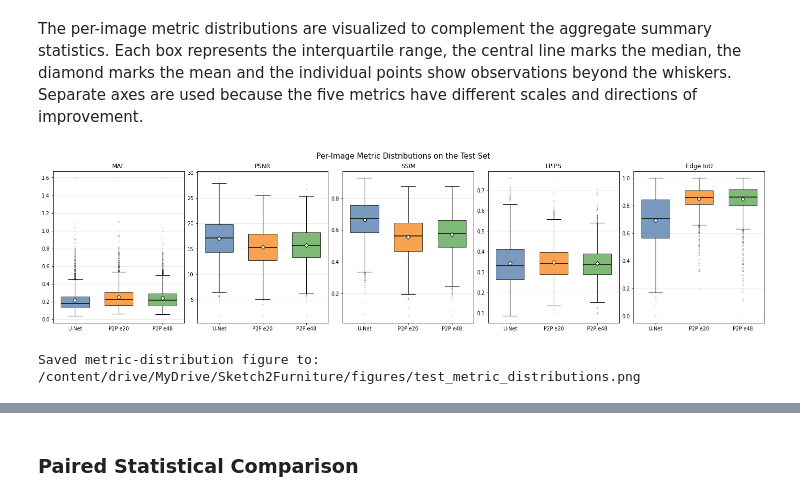
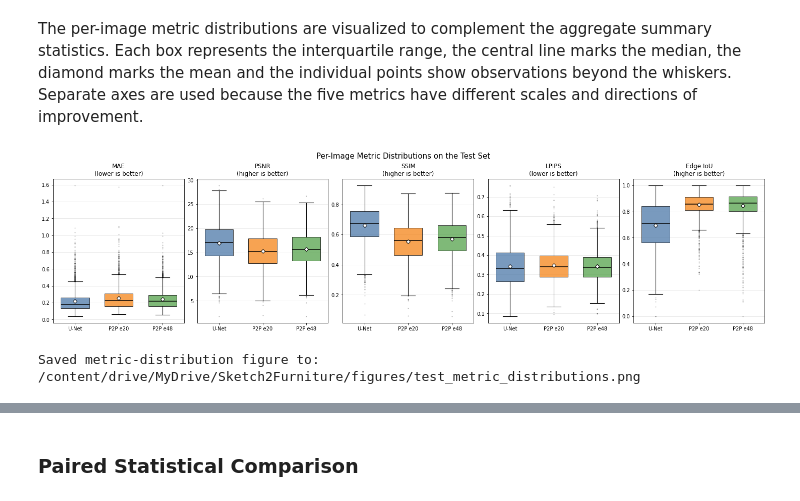
Before and after one commit to Vanya2307/Sketch2Furniture-Generation, a Jupyter notebook: notebooks/05_model_evaluation.ipynb, the cells around one changed output, grey strips where cells are left out. Saved outputs shown, nothing was run; the diff lists cells and outputs as text; code cells hidden in the pictures.

```diff
--- a/notebooks/05_model_evaluation.ipynb
+++ b/notebooks/05_model_evaluation.ipynb
@@ -142,6 +147,8 @@ for required_path in (
 FIGURE_DIR.mkdir(parents=True, exist_ok=True)
 RESULTS_DIR.mkdir(parents=True, exist_ok=True)
 
+PER_IMAGE_METRICS_PATH = (RESULTS_DIR / "per_image_metrics.csv")
+
 print(f"Drive project root: {DRIVE_ROOT}")
 print(f"Baseline generator: {UNET_GENERATOR_PATH.name}")
 print(f"Pix2Pix best generator: {PIX2PIX_BEST_GENERATOR_PATH.name}")
@@ -1506,38 +1529,39 @@ for axis, metric_name in zip(
         box.set_alpha(0.75)
 
     axis.set_title(
-        metric_display_names[metric_name]
+        f"{metric_display_names[metric_name]}\n"
+        f"({metric_directions[metric_name]})"
     )
     axis.grid(
         alpha=0.3,
         axis="y",
     )
     axis.set_axisbelow(True)
 
 figure.suptitle(
     "Per-Image Metric Distributions on the Test Set",
     fontsize=15,
 )
 
 METRIC_DISTRIBUTIONS_PATH = (
     FIGURE_DIR
     / "test_metric_distributions.png"
 )
 
 figure.savefig(
     METRIC_DISTRIBUTIONS_PATH,
     dpi=150,
     bbox_inches="tight",
 )
 
 plt.show()
 
 print(
     f"Saved metric-distribution figure to: "
     f"{METRIC_DISTRIBUTIONS_PATH}"
 )
 # %% [output]
-[figure, old version]
+[figure, new version]
 Saved metric-distribution figure to: /content/drive/MyDrive/Sketch2Furniture/figures/test_metric_distributions.png
 # %% [markdown]
 ### Observation
```
Also changed, not shown: parts of 36 cells of this notebook.
